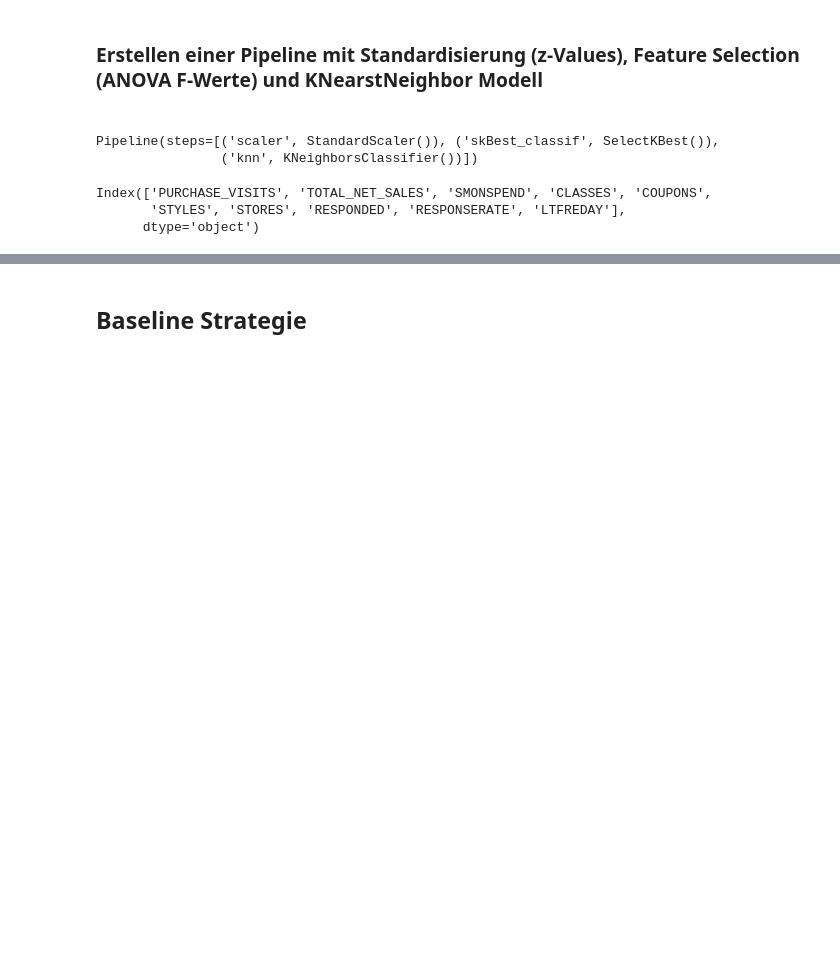
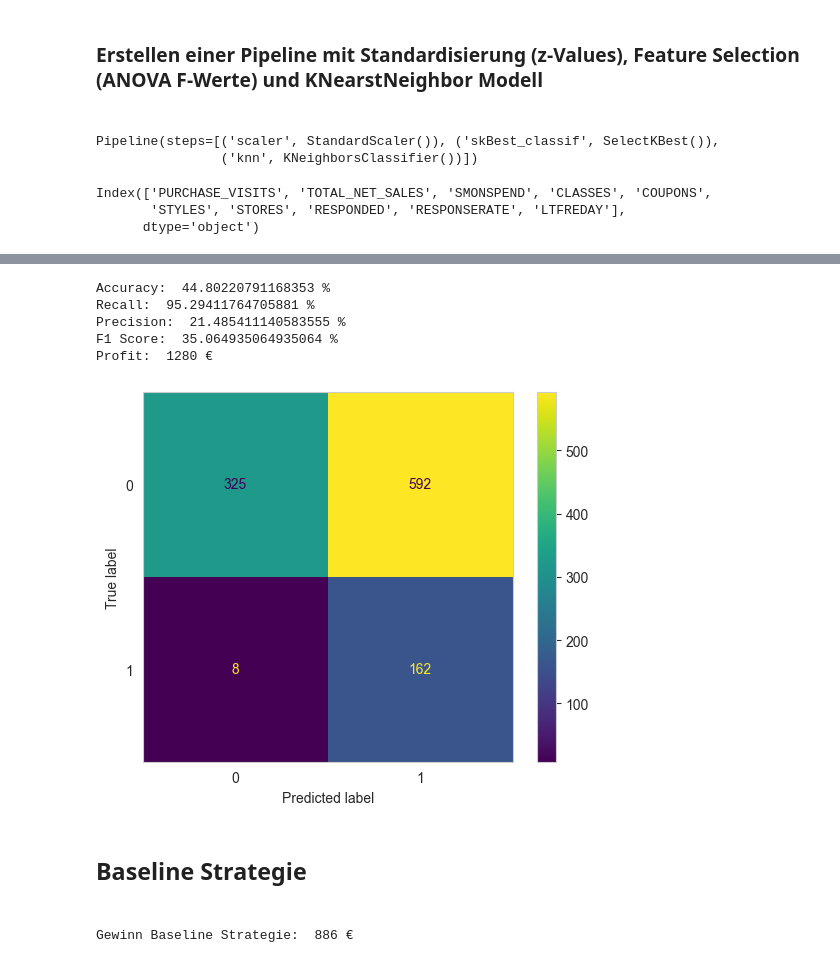
Before and after one commit to Konsti-Boegel/anwendungsfelderBusinessAnalytics, a Jupyter notebook: k_nearst_neighbor.ipynb, the cells around one changed output, grey strips where cells are left out. Saved outputs shown, nothing was run; the diff lists cells and outputs as text; code cells hidden in the pictures; blank space fills up the shorter version.

```diff
--- a/k_nearst_neighbor.ipynb
+++ b/k_nearst_neighbor.ipynb
@@ -270,28 +294,35 @@ plt.show()
 # %%
 # Erstellen und Trainieren einer neuen Modellinstanz
-pipe.set_params(knn__n_neighbors=17, knn__metric = "euclidiean", knn__weights="uniform").fit(X_train, y_train)
+pipe.set_params(knn__n_neighbors=17, knn__metric = "euclidean", knn__weights="uniform").fit(X_train, y_train)
 # Vorhersage der Klasse für die finalen Test2 Daten unter Berücksichtigung eines Classification Thresholds von 5%
 y_predicted = (pipe.predict_proba(X_test_2)[:,1]>=0.05).astype(bool)
 # Ermitteln der Accuracy, Precision, Recall, F1Score und Gewinn/Erlös
 accuracy = accuracy_score(y_test_2, y_predicted)
 precision = precision_score(y_test_2, y_predicted)
 recall = recall_score(y_test_2, y_predicted)
 f1score = f1_score(y_test_2, y_predicted)
 score = get_result_score(y_test_2, y_predicted)
 
 # Ausgabe der Scores
 print("Accuracy: ",accuracy*100, "%")
 print("Recall: ", recall*100, "%")
 print("Precision: ", precision*100, "%")
 print("F1 Score: ", f1score*100, "%")
-print("Score: ", score, "€")
+print("Profit: ", score, "€")
 
 # Darstellung der Confusion Matrix
 matrix = confusion_matrix(y_test_2,y_predicted,labels=knn.classes_)
 disp = ConfusionMatrixDisplay(confusion_matrix=matrix, display_labels=knn.classes_)
 disp.plot()
 plt.grid(False)
 plt.show()
+# %% [output]
+Accuracy:  44.80220791168353 %
+Recall:  95.29411764705881 %
+Precision:  21.485411140583555 %
+F1 Score:  35.064935064935064 %
+Profit:  1280 €
+[figure, added]
 # %% [markdown]
 <h2>Baseline Strategie<h2>
 # %%
@@ -300,4 +331,6 @@ len(y_test_2)
 count_RESP_yes = sum(y_test_2)
 count_RESP_no = len(y_test_2) - sum(y_test_2)
 baseline = (count_RESP_yes*16)+(count_RESP_no*(-2))
-print(baseline)
+print("Gewinn Baseline Strategie: ",baseline, "€")
+# %% [output]
+Gewinn Baseline Strategie:  886 €
```
Also changed, not shown: parts of 7 cells of this notebook, 3 other files.
